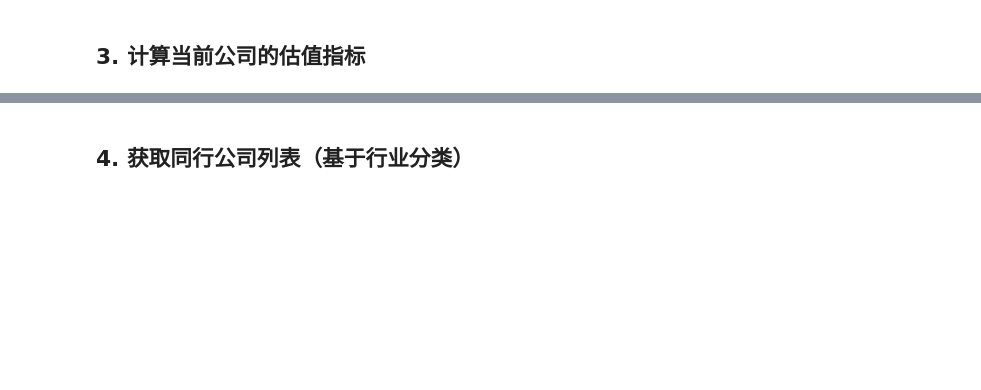
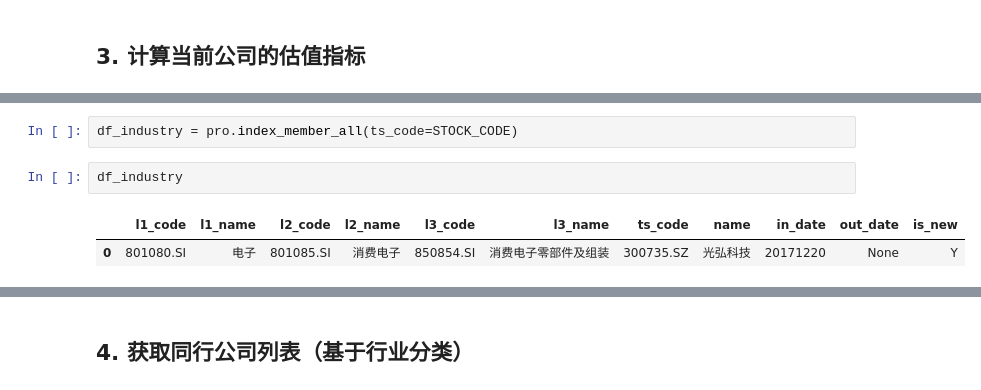
Before and after one commit to daiyipu/investment_valuation, a Jupyter notebook: price_maintenance_risk_analysis/notebooks/08_relative_valuation.ipynb, the cells around one changed output, grey strips where cells are left out. Saved outputs shown, nothing was run; the diff lists cells and outputs as text; blank space fills up the shorter version.

```diff
--- a/price_maintenance_risk_analysis/notebooks/08_relative_valuation.ipynb
+++ b/price_maintenance_risk_analysis/notebooks/08_relative_valuation.ipynb
@@ -147,0 +176,7 @@ else:
+# %%
+df_industry = pro.index_member_all(ts_code=STOCK_CODE)
+# %%
+df_industry
+# %% [output]
+|  | l1_code | l1_name | l2_code | l2_name | l3_code | l3_name | ts_code | name | in_date | out_date | is_new |
+| 0 | 801080.SI | 电子 | 801085.SI | 消费电子 | 850854.SI | 消费电子零部件及组装 | 300735.SZ | 光弘科技 | 20171220 | None | Y |
```
Also changed, not shown: parts of 9 cells of this notebook.
